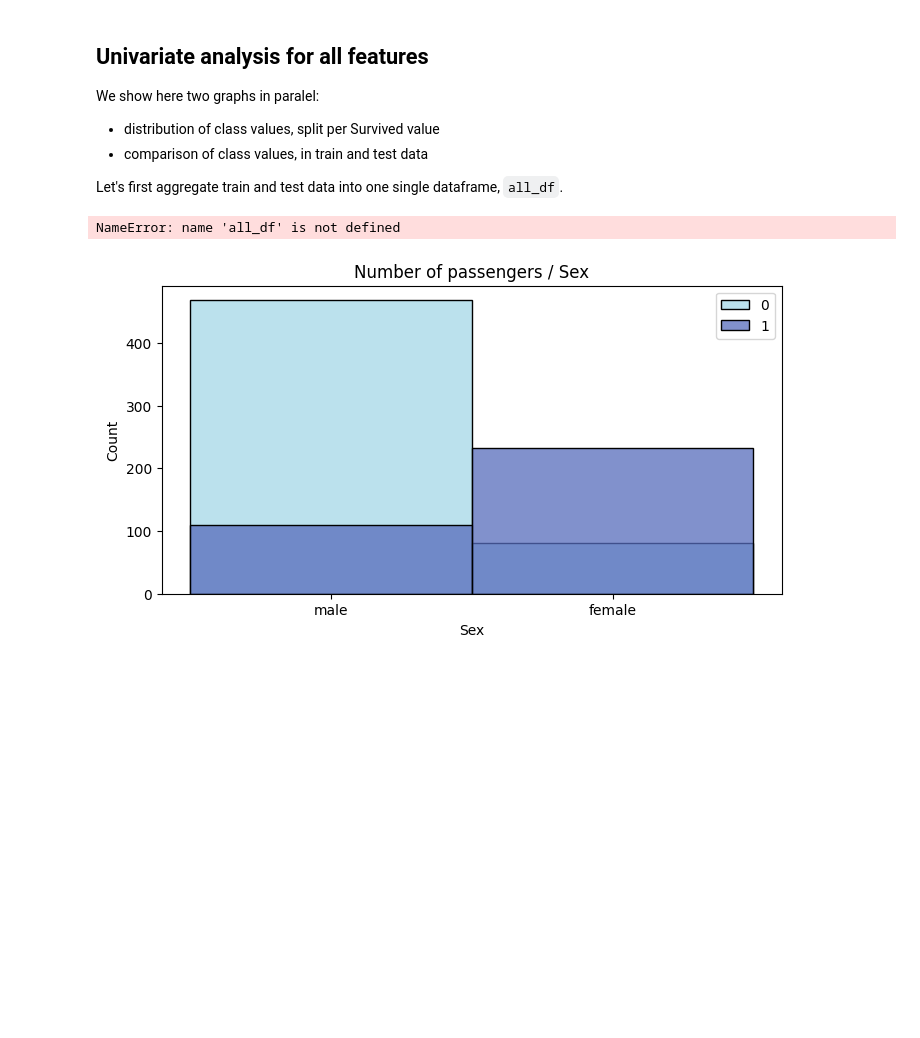
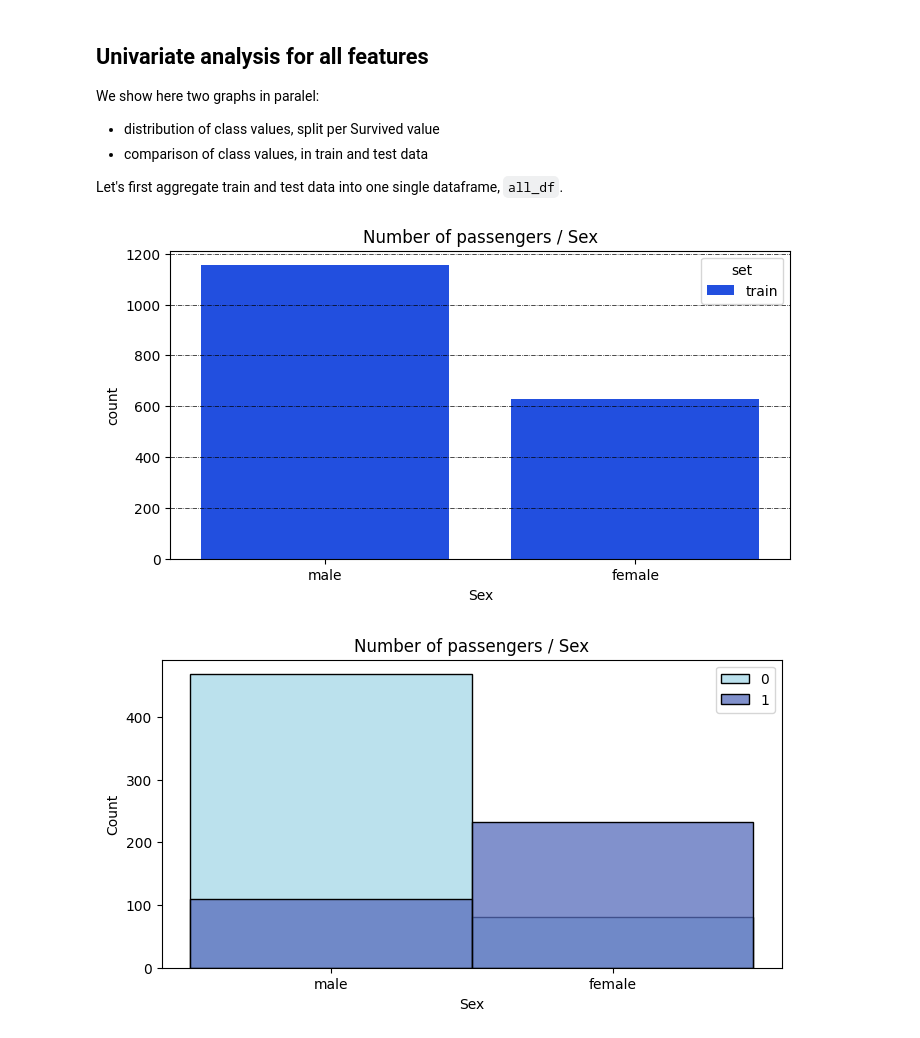
Before and after one commit to cjo51/titanic_problem_set, a Jupyter notebook: Titanic Data Journey.ipynb, the cells around one changed output. Saved outputs shown, nothing was run; the diff lists cells and outputs as text; code cells hidden in the pictures; blank space fills up the shorter version.

```diff
--- a/Titanic Data Journey.ipynb
+++ b/Titanic Data Journey.ipynb
@@ -237,41 +169,17 @@ We show here two graphs in paralel:
 
 
 Let's first aggregate train and test data into one single dataframe, `all_df`.
-# %%
-# TODO: turn into function
-def combine_train_test(train_df, test_df, target_col):
-    """
-    Combine the train and test DataFrames, and label the rows based on the dataset they belong to.
-
-    Parameters:
-    train_df (pd.DataFrame): The training DataFrame.
-    test_df (pd.DataFrame): The testing DataFrame.
-    target_col (str): The target column that indicates the training label (e.g., 'Survived').
-
-    Returns:
-    pd.DataFrame: A DataFrame combining both train and test data, with an additional 'set' column.
-    """
-    # Concatenate train and test DataFrames
-    all_df = pd.concat([train_df, test_df], axis=0)
-
-    # Label all rows as 'train'
-    all_df["set"] = "train"
-
-    # Label rows as 'test' where the target column is NaN (i.e., they belong to the test set)
-    all_df.loc[all_df[target_col].isna(), "set"] = "test"
-
-    return all_df
-# %%
-all_df.head()
-# %% [output]
-NameError: name 'all_df' is not defined
+# %%
+all_df = combine_train_test(train_df, test_df, "Survived")
 # %%
 # Plot count pairs "Sex"
 f, ax = plt.subplots(1, 1, figsize=(8, 4))
-sns.countplot(x="Sex", data=all_df, hue="set", palette= color_list)
+sns.countplot(x="Sex", data=all_df, hue="set", palette="bright")
 plt.grid(color="black", linestyle="-.", linewidth=0.5, axis="y", which="major")
 ax.set_title("Number of passengers / Sex")
 plt.show()
+# %% [output]
+[figure, added]
 # %%
 # Plot distribution pairs for "Sex" and hue as "Survived"
 color_list = ["#A5D7E8", "#576CBC", "#19376D", "#0b2447"]
```
Also changed, not shown: parts of 54 cells of this notebook, 3 other files.
